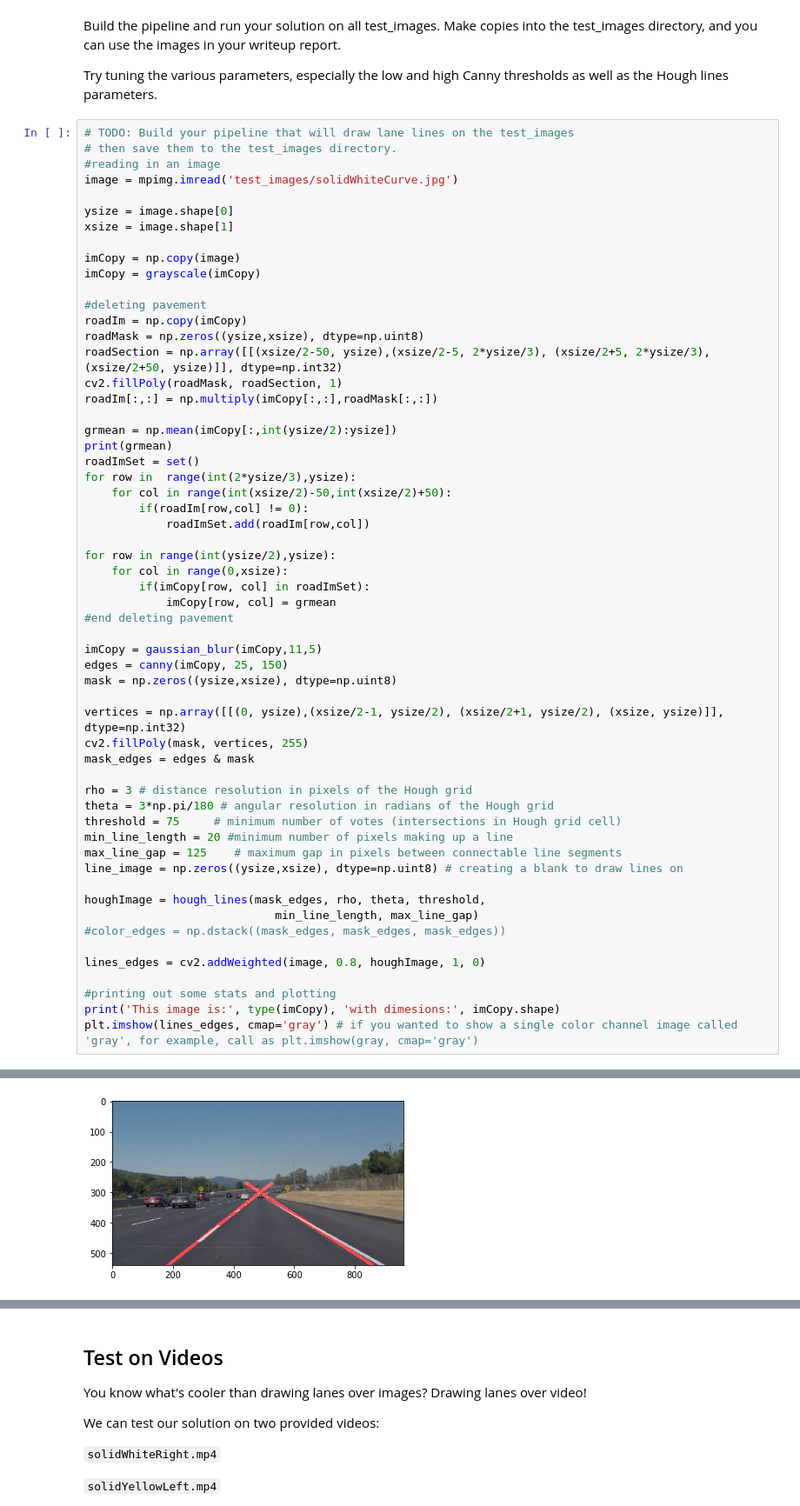
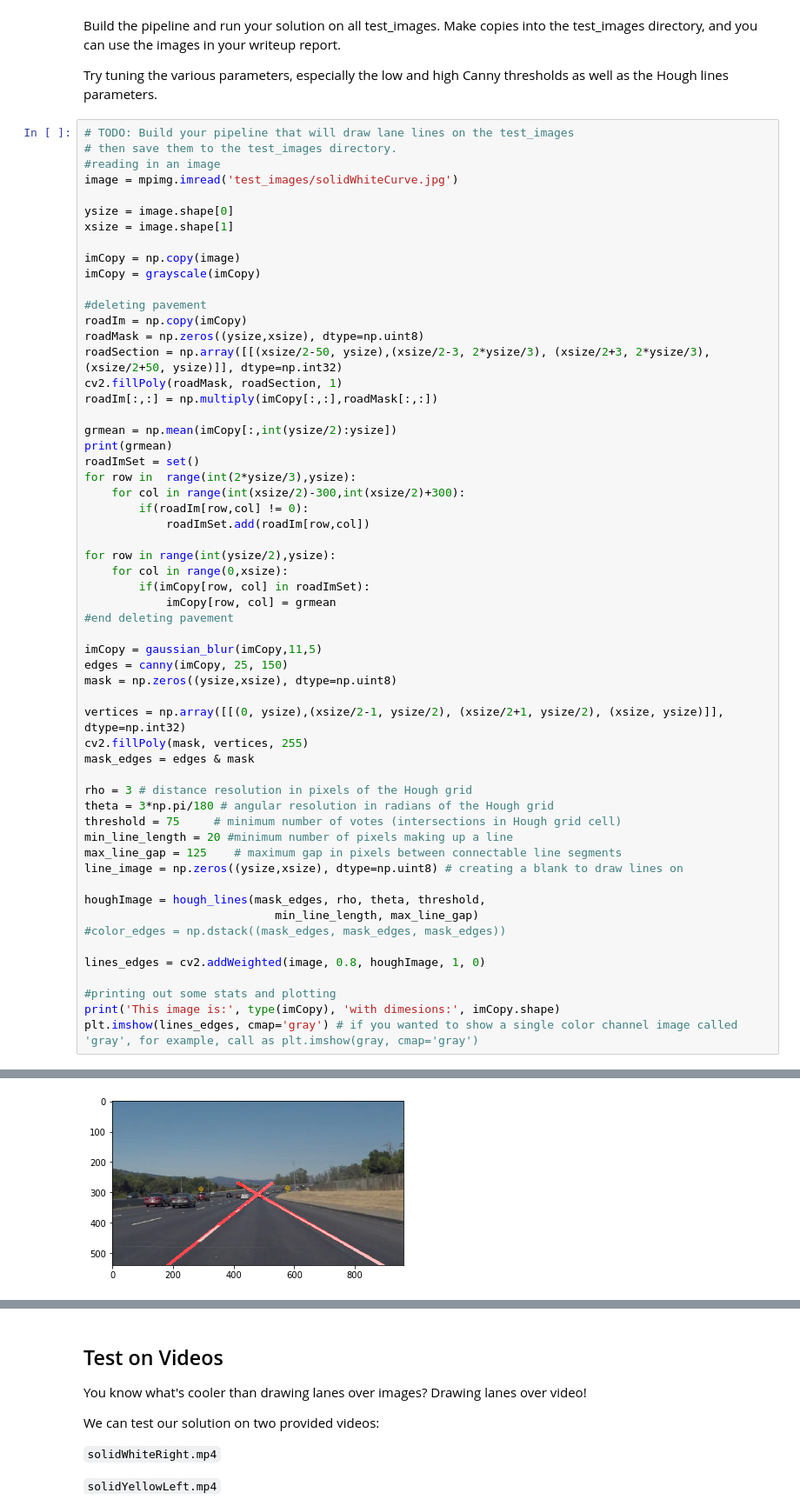
Before and after one commit to jShaoCX/CarND_Project1, a Jupyter notebook: P1.ipynb, the cells around one changed output, grey strips where cells are left out. Shown at 87% size. Drawn from its saved outputs; the diff is of its cells as text.

```diff
--- a/P1.ipynb
+++ b/P1.ipynb
@@ -284,7 +284,7 @@ imCopy = grayscale(imCopy)
 #deleting pavement
 roadIm = np.copy(imCopy)
 roadMask = np.zeros((ysize,xsize), dtype=np.uint8)
-roadSection = np.array([[(xsize/2-50, ysize),(xsize/2-5, 2*ysize/3), (xsize/2+5, 2*ysize/3), (xsize/2+50, ysize)]], dtype=np.int32)
+roadSection = np.array([[(xsize/2-50, ysize),(xsize/2-3, 2*ysize/3), (xsize/2+3, 2*ysize/3), (xsize/2+50, ysize)]], dtype=np.int32)
 cv2.fillPoly(roadMask, roadSection, 1)
 roadIm[:,:] = np.multiply(imCopy[:,:],roadMask[:,:])
 
@@ -292,7 +292,7 @@ grmean = np.mean(imCopy[:,int(ysize/2):ysize])
 print(grmean)
 roadImSet = set()
 for row in  range(int(2*ysize/3),ysize):
-    for col in range(int(xsize/2)-50,int(xsize/2)+50):
+    for col in range(int(xsize/2)-300,int(xsize/2)+300):
         if(roadIm[row,col] != 0):
             roadImSet.add(roadIm[row,col])
 
@@ -303,31 +303,31 @@ for row in range(int(ysize/2),ysize):
 #end deleting pavement
 
 imCopy = gaussian_blur(imCopy,11,5)
 edges = canny(imCopy, 25, 150)
 mask = np.zeros((ysize,xsize), dtype=np.uint8)
 
 vertices = np.array([[(0, ysize),(xsize/2-1, ysize/2), (xsize/2+1, ysize/2), (xsize, ysize)]], dtype=np.int32)
 cv2.fillPoly(mask, vertices, 255)
 mask_edges = edges & mask
 
 rho = 3 # distance resolution in pixels of the Hough grid
 theta = 3*np.pi/180 # angular resolution in radians of the Hough grid
 threshold = 75     # minimum number of votes (intersections in Hough grid cell)
 min_line_length = 20 #minimum number of pixels making up a line
 max_line_gap = 125    # maximum gap in pixels between connectable line segments
 line_image = np.zeros((ysize,xsize), dtype=np.uint8) # creating a blank to draw lines on
 
 houghImage = hough_lines(mask_edges, rho, theta, threshold,
                             min_line_length, max_line_gap)
 #color_edges = np.dstack((mask_edges, mask_edges, mask_edges))
 
 lines_edges = cv2.addWeighted(image, 0.8, houghImage, 1, 0)
 
 #printing out some stats and plotting
 print('This image is:', type(imCopy), 'with dimesions:', imCopy.shape)
 plt.imshow(lines_edges, cmap='gray') # if you wanted to show a single color channel image called 'gray', for example, call as plt.imshow(gray, cmap='gray')
 # %% [output]
 133.850672154
 This image is: <class 'numpy.ndarray'> with dimesions: (540, 960)
 <matplotlib.image.AxesImage at 0x...>
-[figure, old version]
+[figure, new version]
```
Also changed, not shown: parts of 6 cells of this notebook, 12 other files.
